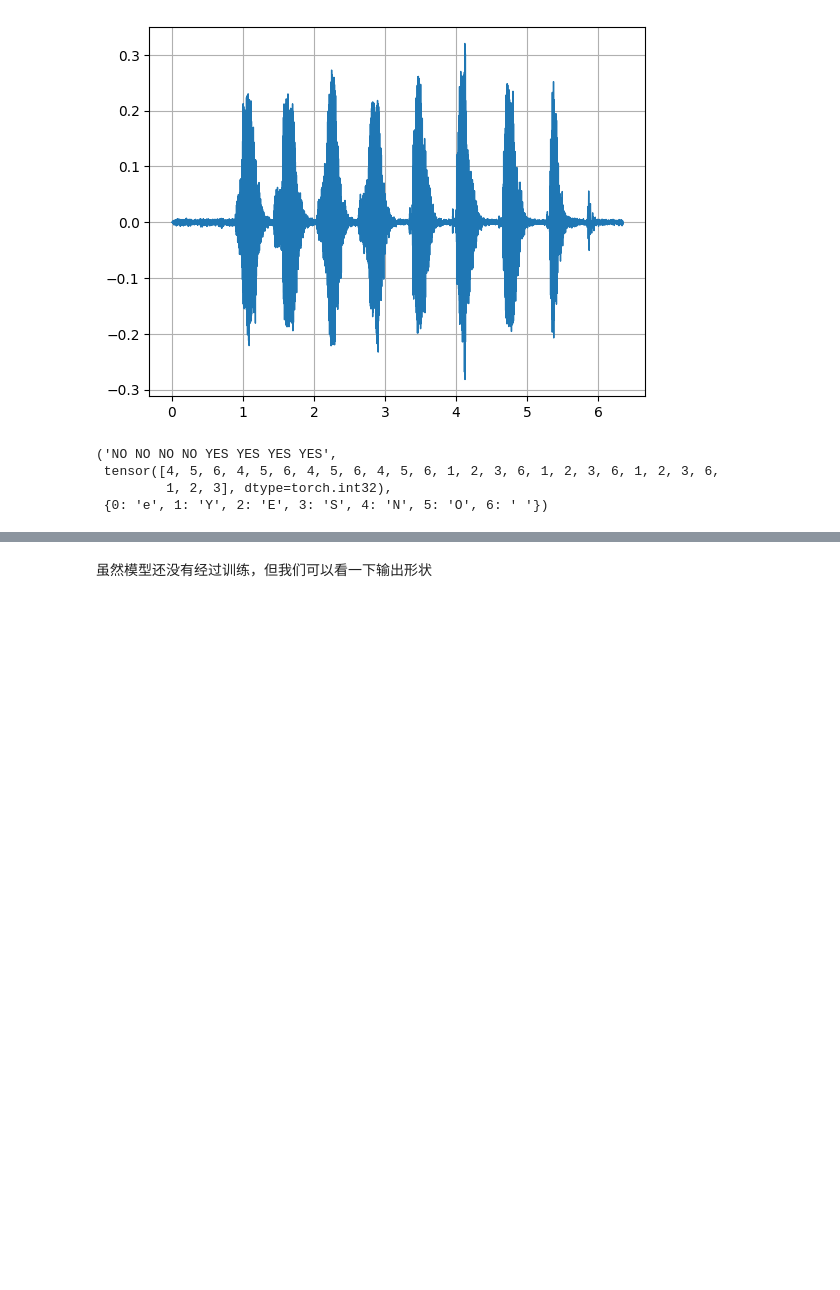
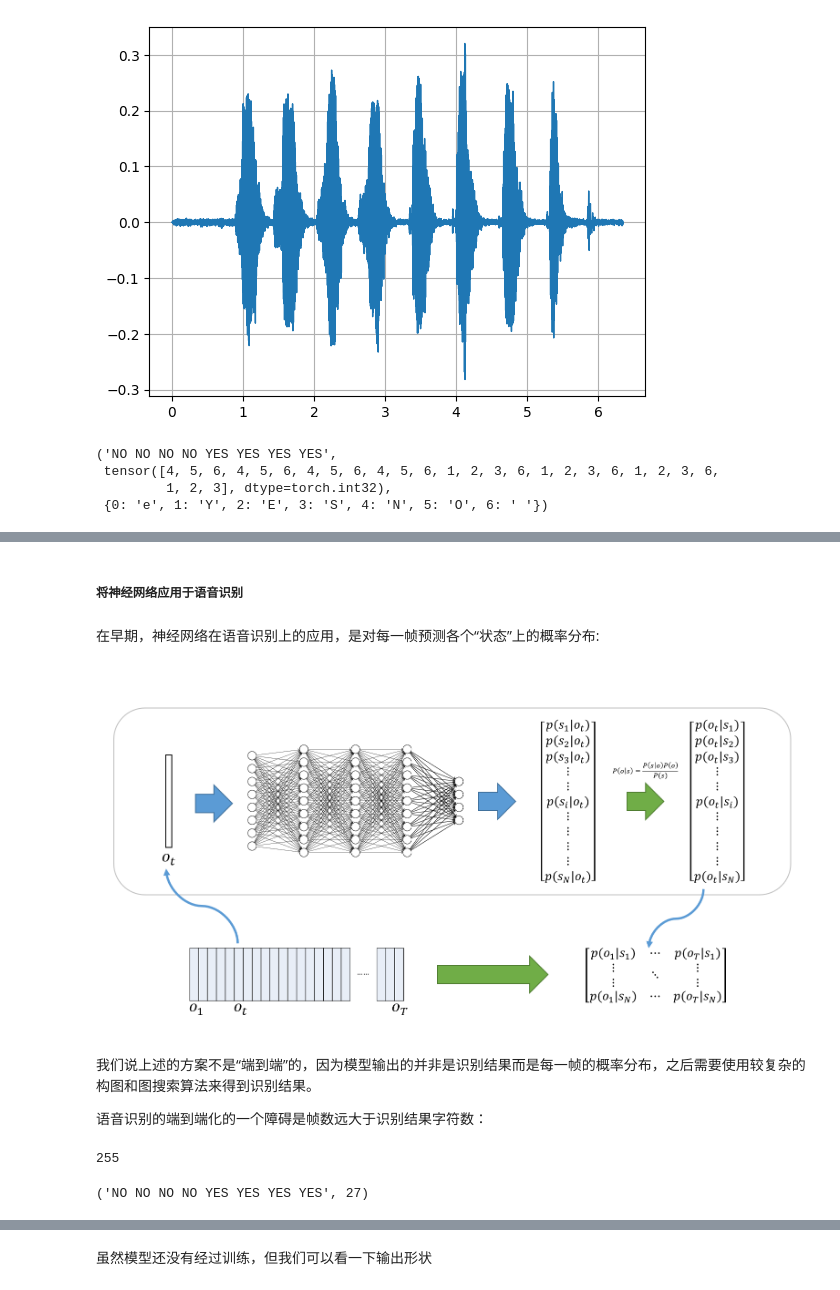
Before and after one commit to jimbozhang/yesno-example-for-undergraduates, a Jupyter notebook: train/train.ipynb, the cells around one changed output, grey strips where cells are left out. Drawn from its saved outputs; the diff is of its cells as text; code cells hidden in the pictures; blank space fills up the shorter version.

```diff
--- a/train/train.ipynb
+++ b/train/train.ipynb
@@ -169,0 +186,20 @@ text, labels, dict(enumerate(index_to_char))
+# %% [markdown]
+##### 将神经网络应用于语音识别
+# %% [markdown]
+在早期，神经网络在语音识别上的应用，是对每一帧预测各个“状态”上的概率分布:
+# %%
+Image("../.pic/framewise-fnn.png", width=800)
+# %% [output]
+[figure, added]
+# %% [markdown]
+我们说上述的方案不是“端到端”的，因为模型输出的并非是识别结果而是每一帧的概率分布，之后需要使用较复杂的构图和图搜索算法来得到识别结果。
+
+语音识别的端到端化的一个障碍是帧数远大于识别结果字符数：
+# %%
+example_feature.shape[1]           # 声音帧数
+# %% [output]
+255
+# %%
+example_text, len(example_text)    # 文本字符个数
+# %% [output]
+('NO NO NO NO YES YES YES YES', 27)
```
Also changed, not shown: parts of 20 cells of this notebook, 4 other files.
